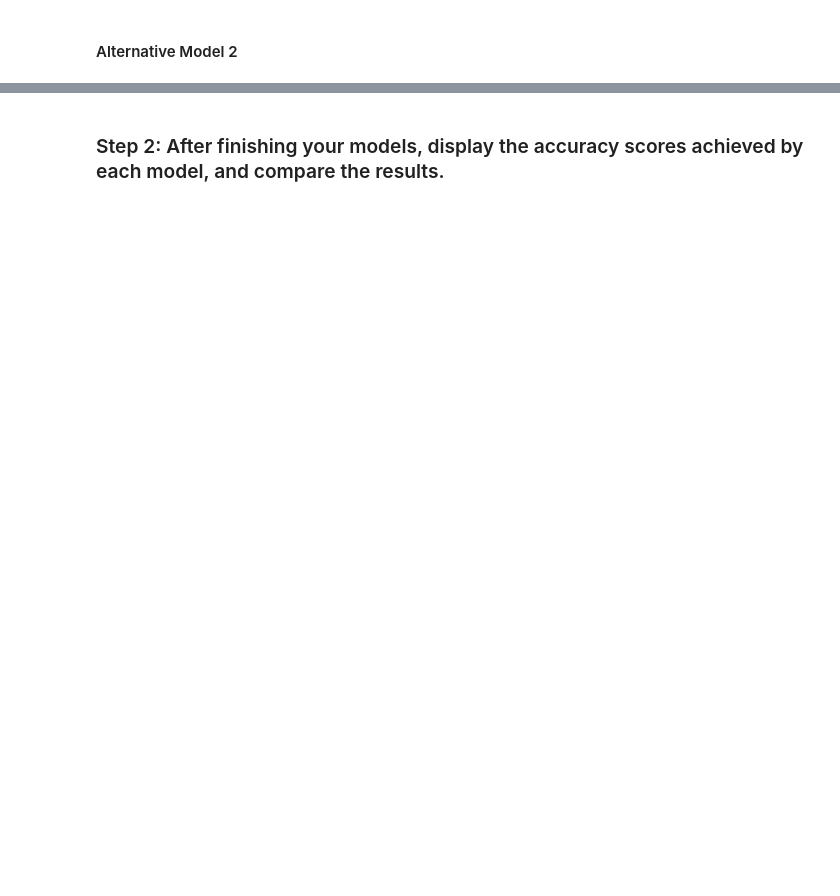
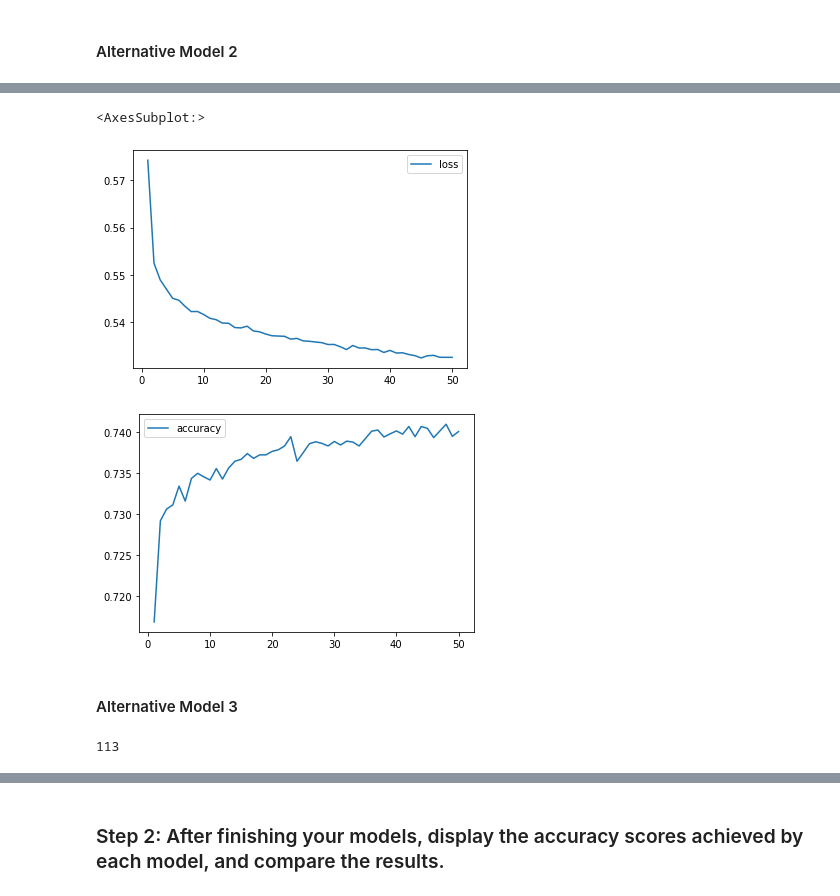
Before and after one commit to Abhishikaf/Venture_funding, a Jupyter notebook: venture_funding_with_deep_learning.ipynb, the cells around one changed output, grey strips where cells are left out. Saved outputs shown, nothing was run; the diff lists cells and outputs as text; code cells hidden in the pictures; blank space fills up the shorter version.

```diff
--- a/venture_funding_with_deep_learning.ipynb
+++ b/venture_funding_with_deep_learning.ipynb
@@ -417,3 +429,3 @@ hidden_nodes_layer1_A2
 # %%
 # Create the Sequential model instance
-nn_A2 = # YOUR CODE HERE
+nn_A2 = Sequential()
@@ -434,0 +432,12 @@ nn_A2 = # YOUR CODE HERE
+# %%
+# First hidden layer
+nn_A2.add(Dense(units = hidden_nodes_layer1_A2, input_dim = number_input_features, activation = 'relu'))
+
+# Second hidden layer
+nn_A2.add(Dense(units = hidden_nodes_layer2_A2, activation = 'relu'))
+
+# Output layer
+nn_A2.add(Dense(units = number_output_neurons_A2, activation = 'sigmoid'))
+
+# Check the structure of the model
+nn_A2.summary()
@@ -434,0 +460,6 @@ nn_A2 = # YOUR CODE HERE
+# %%
+# Compile the Sequential model
+nn_A2.compile(loss = 'binary_crossentropy', optimizer = 'adam', metrics = ['accuracy'])
+# %%
+# Fit the model using 50 epochs and the training data
+fit_model_A2 = nn_A2.fit(X_train_scaled, y_train, epochs = 50)
@@ -434,0 +493,11 @@ nn_A2 = # YOUR CODE HERE
+# %%
+df_A2 = pd.DataFrame(fit_model_A2.history, index = range(1, len(fit_model_A2.history['loss']) + 1))
+
+df_A2.plot( y = 'loss')
+df_A2.plot( y = 'accuracy')
+# %% [output]
+<AxesSubplot:>
+[figure, added]
+[figure, added]
+# %% [markdown]
+#### Alternative Model 3
@@ -434,0 +524,8 @@ nn_A2 = # YOUR CODE HERE
+# %%
+# Define the the number of inputs (features) to the model
+number_input_features_A3 = len(X_train_A3.iloc[0])
+
+# Review the number of features
+number_input_features_A3
+# %% [output]
+113
```
Also changed, not shown: parts of 63 cells of this notebook, 10 other files.
